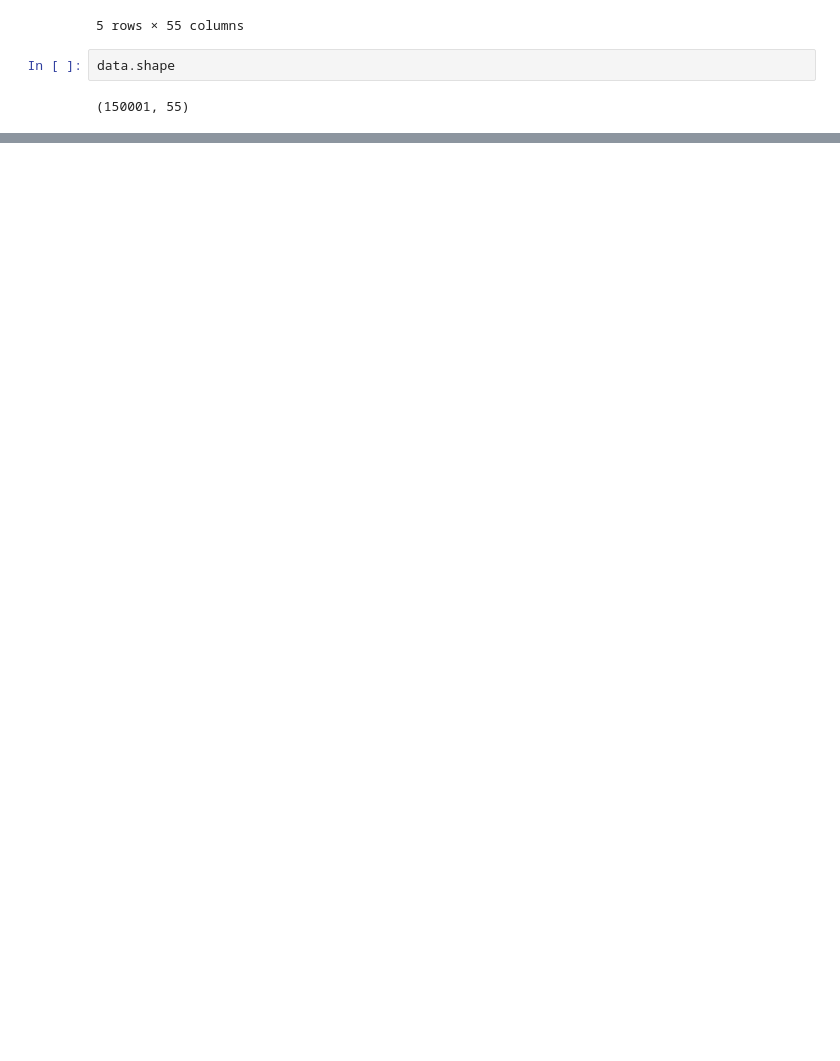
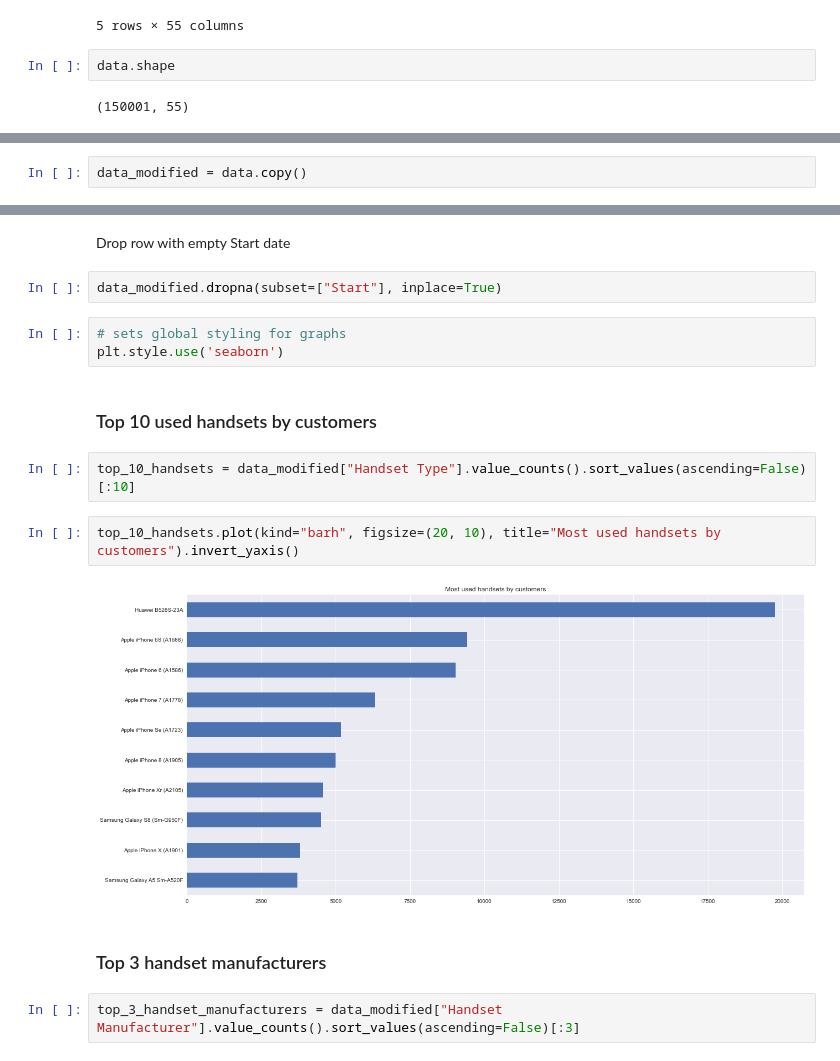
Before and after one commit to nahomfix/TellCo-Analysis, a Jupyter notebook: notebooks/eda.ipynb, the cells around one changed output, grey strips where cells are left out. Saved outputs shown, nothing was run; the diff lists cells and outputs as text; blank space fills up the shorter version.

Commit message:
wip: add handset plots

```diff
--- a/notebooks/eda.ipynb
+++ b/notebooks/eda.ipynb
@@ -42,0 +31,2 @@ Index(['Bearer Id', 'Start', 'Start ms', 'End', 'End ms', 'Dur. (ms)', 'IMSI',
+# %%
+data_modified = data.copy()
@@ -42,0 +58,19 @@ Index(['Bearer Id', 'Start', 'Start ms', 'End', 'End ms', 'Dur. (ms)', 'IMSI',
+# %% [markdown]
+Drop row with empty Start date
+# %%
+data_modified.dropna(subset=["Start"], inplace=True)
+# %%
+# sets global styling for graphs
+plt.style.use('seaborn')
+# %% [markdown]
+### Top 10 used handsets by customers
+# %%
+top_10_handsets = data_modified["Handset Type"].value_counts().sort_values(ascending=False)[:10]
+# %%
+top_10_handsets.plot(kind="barh", figsize=(20, 10), title="Most used handsets by customers").invert_yaxis()
+# %% [output]
+[figure, added]
+# %% [markdown]
+### Top 3 handset manufacturers
+# %%
+top_3_handset_manufacturers = data_modified["Handset Manufacturer"].value_counts().sort_values(ascending=False)[:3]
```
Also changed, not shown: parts of 18 cells of this notebook.
